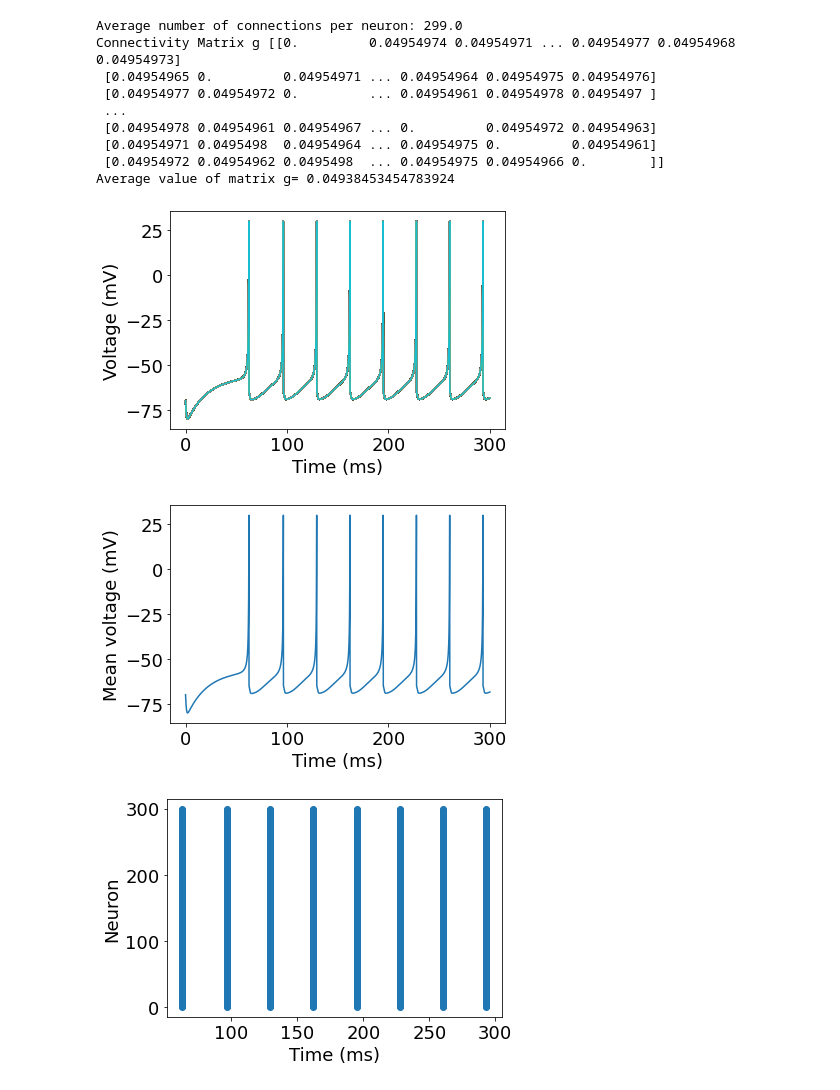
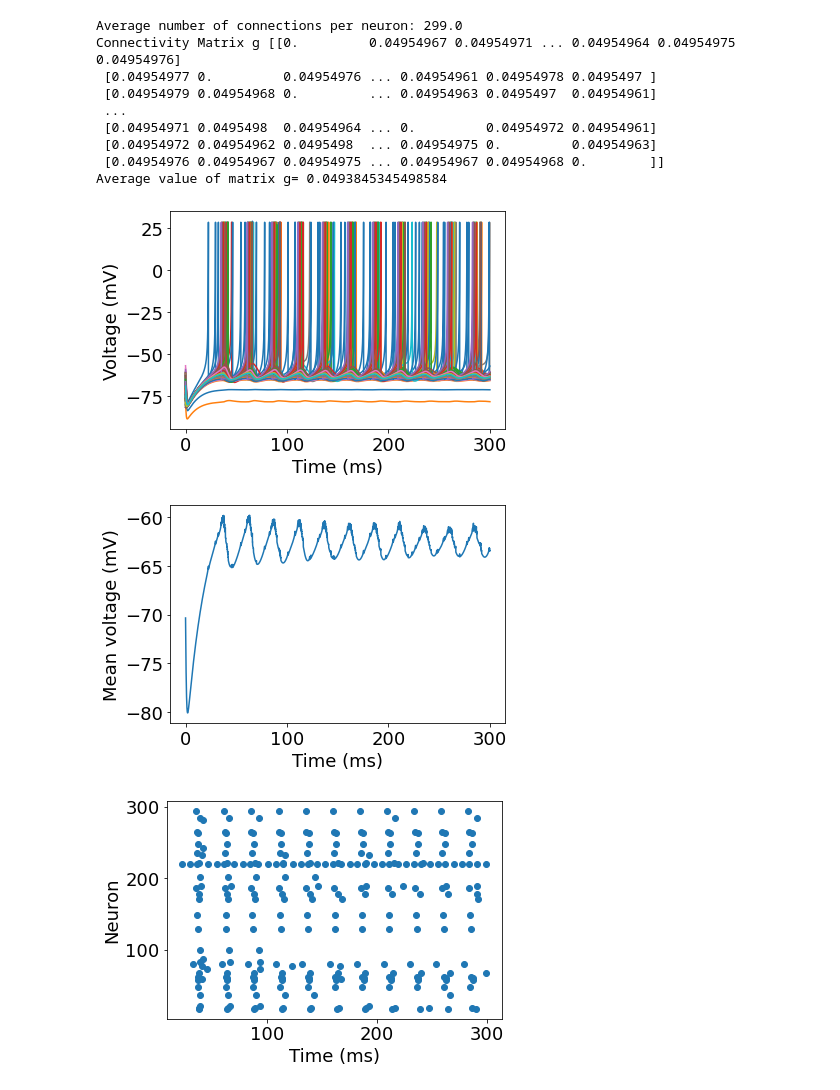
Before and after one commit to davidkelly2002/Final-Year-Project, a Jupyter notebook: Final Neuron Model and Synchrony Measures.ipynb, the cells around one changed output. Saved outputs shown, nothing was run; the diff lists cells and outputs as text; code cells hidden in the pictures.

```diff
--- a/Final Neuron Model and Synchrony Measures.ipynb
+++ b/Final Neuron Model and Synchrony Measures.ipynb
@@ -101,11 +101,13 @@ v_reset = c
 v_thresh = 30
 
 Esyn = -70
-tauS = 2.72
+tauS = 3.043043043043043
 
 J = np.random.normal(0, 0.25, size=(N))
 
-I = 0.15
+I0 = 0.15
+delta = 0.02
+I = stats.cauchy.rvs(loc=I0, scale=delta, size=(N))
 
 # Define desired average number of connections
 Avg_Connections = 40
@@ -127,7 +129,7 @@ for j in range(N):
 
 
 
-v_init = np.random.normal(-70, 1, size=(N))
+v_init = np.random.normal(-70, 5, size=(N))
 u_init = np.zeros(N)
 s_init = np.zeros(N)
 p_init = np.zeros(N)
@@ -304,10 +306,12 @@ v_reset = c
 v_thresh = 30
 
 Esyn = -70
-tauS = 2.72
+tauS = 3.043043043043043
 
-J = np.random.normal(0, 0, size=(N)) #Made this 0 to get them to spike at same time for all to all (Had std dev = 0.25 previous)
-I = 0.15
+J = np.random.normal(0, 0.25, size=(N)) #Made this 0 to get them to spike at same time for all to all (Had std dev = 0.25 previous)
+I0 = 0.15
+delta = 0.02
+I = stats.cauchy.rvs(loc=I0, scale=delta, size=(N))  #########lorenz
 
 # Define desired average number of connections
 Avg_Connections = 40
@@ -331,7 +335,7 @@ np.fill_diagonal(g, 0)  # Set diagonal to zero to avoid self-connections
 
 
 
-v_init = np.random.normal(-70, 0, size=(N)) #Made this -70 for all constant spiking
+v_init = np.random.normal(-70, 5, size=(N)) #Made this -70 for all constant spiking
 u_init = np.zeros(N)
 s_init = np.zeros(N)
 p_init = np.zeros(N)
@@ -384,7 +388,7 @@ while i < M and t0 < T:
     s_init = y[2*N:3*N, -1]
     p_init = y[3*N:4*N, -1]
 
-    if len(sol_v.t_events[0]) > 0:
+    if len(sol_v.t_events[0]) > 0: #####
         spike = v_init.argmax()
         v_init[spike] = v_reset
         u_init[spike] += d
@@ -406,40 +410,40 @@ plt.ylabel('Voltage (mV)')
 plt.figure()
 plt.plot(t_all, y_all[:N, :].mean(axis=0))
 plt.xlabel('Time (ms)')
 plt.ylabel('Mean voltage (mV)')
 
 spike_times = spike_times[:spikeCounter, :]
 plt.figure()
 plt.scatter(spike_times[:, 0], spike_times[:, 1])
 plt.xlabel('Time (ms)')
 plt.ylabel('Neuron')
 
 plt.figure()
 plt.plot(t_all, y_all[N:, :].T)
 plt.xlabel('Time (ms)')
 plt.ylabel('Recovery variable')
 
 
 
 # Count the number of non-zero entries in each row
 connections_per_neuron = np.count_nonzero(g, axis=1)
 
 # Calculate the average number of connections per neuron
 average_connections = np.mean(connections_per_neuron)
 
 print(f"Average number of connections per neuron: {average_connections}")
 print("Connectivity Matrix g", g)
 print("Average value of matrix g=", np.mean(g))
 # %% [output]
 Average number of connections per neuron: 299.0
-Connectivity Matrix g [[0.         0.04954974 0.04954971 ... 0.04954977 0.04954968 0.04954973]
- [0.04954965 0.         0.04954971 ... 0.04954964 0.04954975 0.04954976]
- [0.04954977 0.04954972 0.         ... 0.04954961 0.04954978 0.0495497 ]
+Connectivity Matrix g [[0.         0.04954967 0.04954971 ... 0.04954964 0.04954975 0.04954976]
+ [0.04954977 0.         0.04954976 ... 0.04954961 0.04954978 0.0495497 ]
+ [0.04954979 0.04954968 0.         ... 0.04954963 0.0495497  0.04954961]
  ...
- [0.04954978 0.04954961 0.04954967 ... 0.         0.04954972 0.04954963]
- [0.04954971 0.0495498  0.04954964 ... 0.04954975 0.         0.04954961]
- [0.04954972 0.04954962 0.0495498  ... 0.04954975 0.04954966 0.        ]]
-Average value of matrix g= 0.04938453454783924
+ [0.04954971 0.0495498  0.04954964 ... 0.         0.04954972 0.04954961]
+ [0.04954972 0.04954962 0.0495498  ... 0.04954975 0.         0.04954963]
+ [0.04954976 0.04954967 0.04954975 ... 0.04954967 0.04954968 0.        ]]
+Average value of matrix g= 0.0493845345498584
-[figure, old version]
+[figure, new version]
-[figure, old version]
+[figure, new version]
-[figure, old version]
+[figure, new version]
```
Also changed, not shown: parts of 11 cells of this notebook.
